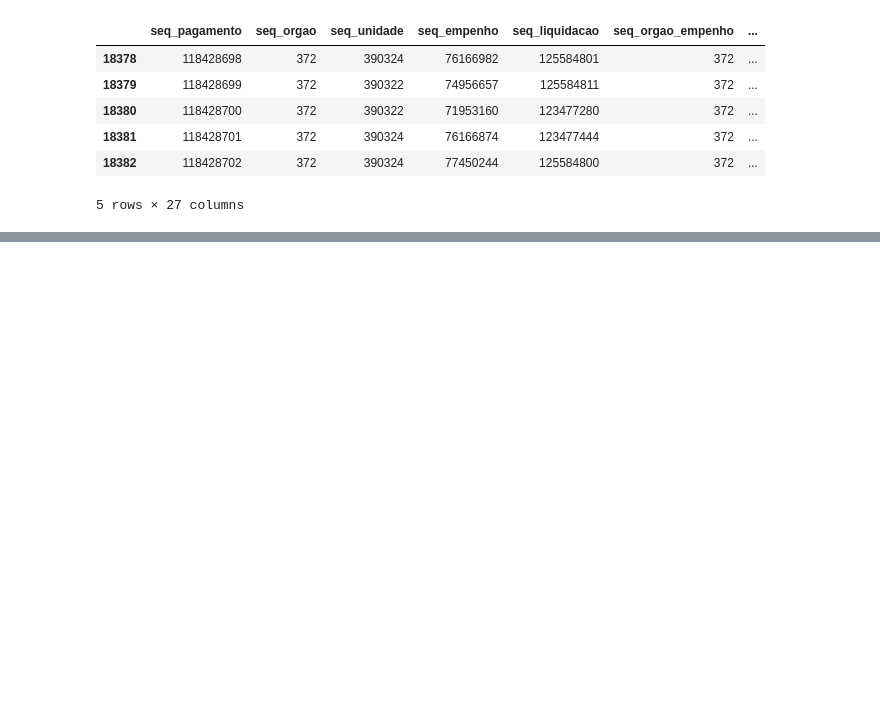
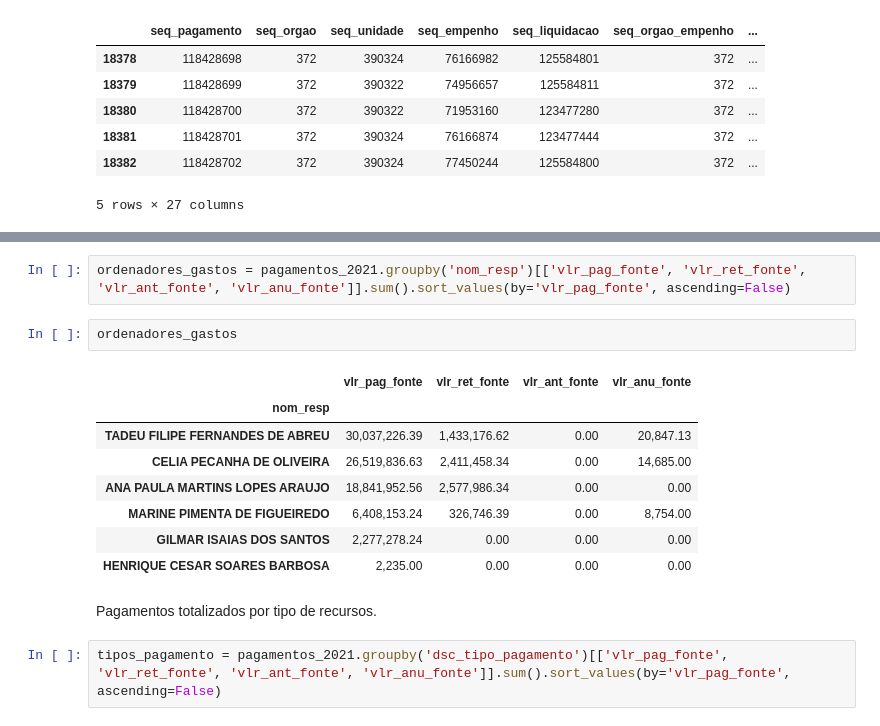
Before and after one commit to alexcamargos/GastosPublicosCapelinhaMG, a Jupyter notebook: gastos_publicos.ipynb, the cells around one changed output, grey strips where cells are left out. Drawn from its saved outputs; the diff is of its cells as text; blank space fills up the shorter version.

```diff
--- a/gastos_publicos.ipynb
+++ b/gastos_publicos.ipynb
@@ -503,0 +571,17 @@ pagamentos_2021.tail()
+# %%
+ordenadores_gastos = pagamentos_2021.groupby('nom_resp')[['vlr_pag_fonte', 'vlr_ret_fonte', 'vlr_ant_fonte', 'vlr_anu_fonte']].sum().sort_values(by='vlr_pag_fonte', ascending=False)
+# %%
+ordenadores_gastos
+# %% [output]
+|  | vlr_pag_fonte | vlr_ret_fonte | vlr_ant_fonte | vlr_anu_fonte |
+| nom_resp |  |  |  |  |
+| TADEU FILIPE FERNANDES DE ABREU | 30,037,226.39 | 1,433,176.62 | 0.00 | 20,847.13 |
+| CELIA PECANHA DE OLIVEIRA | 26,519,836.63 | 2,411,458.34 | 0.00 | 14,685.00 |
+| ANA PAULA MARTINS LOPES ARAUJO | 18,841,952.56 | 2,577,986.34 | 0.00 | 0.00 |
+| MARINE PIMENTA DE FIGUEIREDO | 6,408,153.24 | 326,746.39 | 0.00 | 8,754.00 |
+| GILMAR ISAIAS DOS SANTOS | 2,277,278.24 | 0.00 | 0.00 | 0.00 |
+| HENRIQUE CESAR SOARES BARBOSA | 2,235.00 | 0.00 | 0.00 | 0.00 |
+# %% [markdown]
+Pagamentos totalizados por tipo de recursos.
+# %%
+tipos_pagamento = pagamentos_2021.groupby('dsc_tipo_pagamento')[['vlr_pag_fonte', 'vlr_ret_fonte', 'vlr_ant_fonte', 'vlr_anu_fonte']].sum().sort_values(by='vlr_pag_fonte', ascending=False)
```
Also changed, not shown: parts of 22 cells of this notebook.
